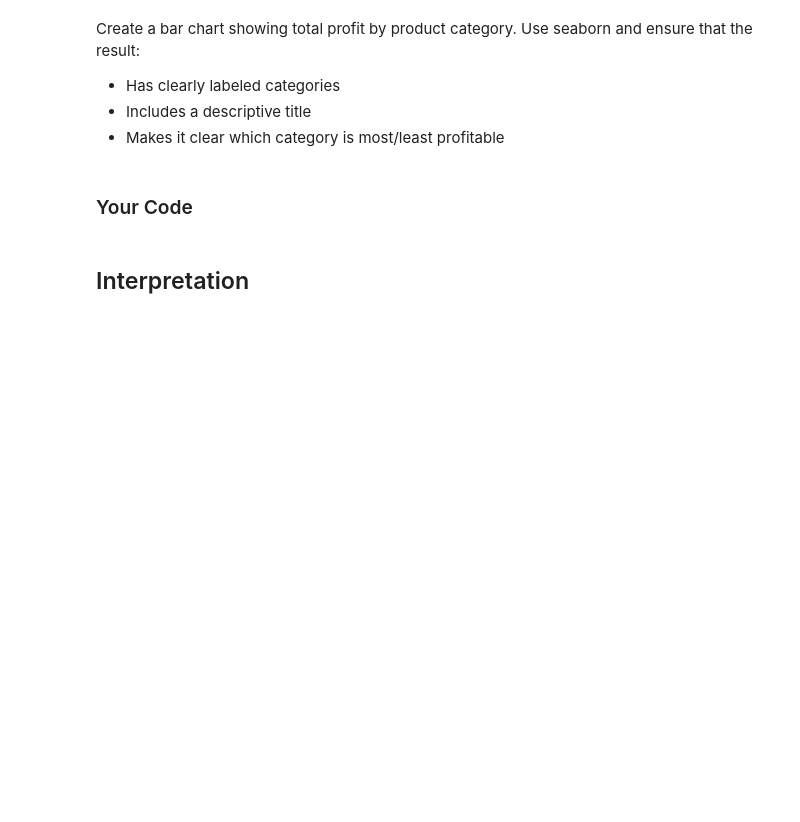
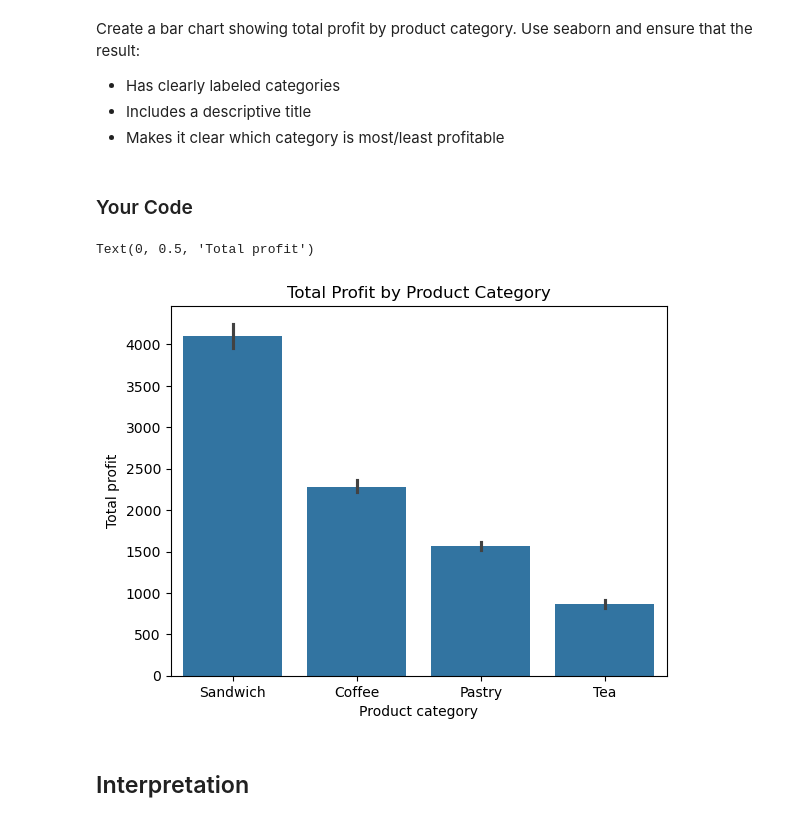
Before and after one commit to maramshqair-AU/py4eda-work, a Jupyter notebook: test2b/test_2b.ipynb, the cells around one changed output. Drawn from its saved outputs; the diff is of its cells as text; code cells hidden in the pictures; blank space fills up the shorter version.

```diff
--- a/test2b/test_2b.ipynb
+++ b/test2b/test_2b.ipynb
@@ -266,6 +284,21 @@ Create a bar chart showing total profit by product category. Use seaborn and ens
 ### Your Code
 # %%
 # Task 6: use sns.barplot() with aggregated data
+
+sns.barplot(
+    data=merged,
+    x='category',
+    y='profit',
+    estimator='sum',
+    order=profitability.index
+)
+
+plt.title('Total Profit by Product Category')
+plt.xlabel('Product category')
+plt.ylabel('Total profit')
+# %% [output]
+Text(0, 0.5, 'Total profit')
+[figure, added]
 # %% [markdown]
 ## Interpretation
 # %% [markdown]
```
Also changed, not shown: parts of 1 cell of this notebook.
